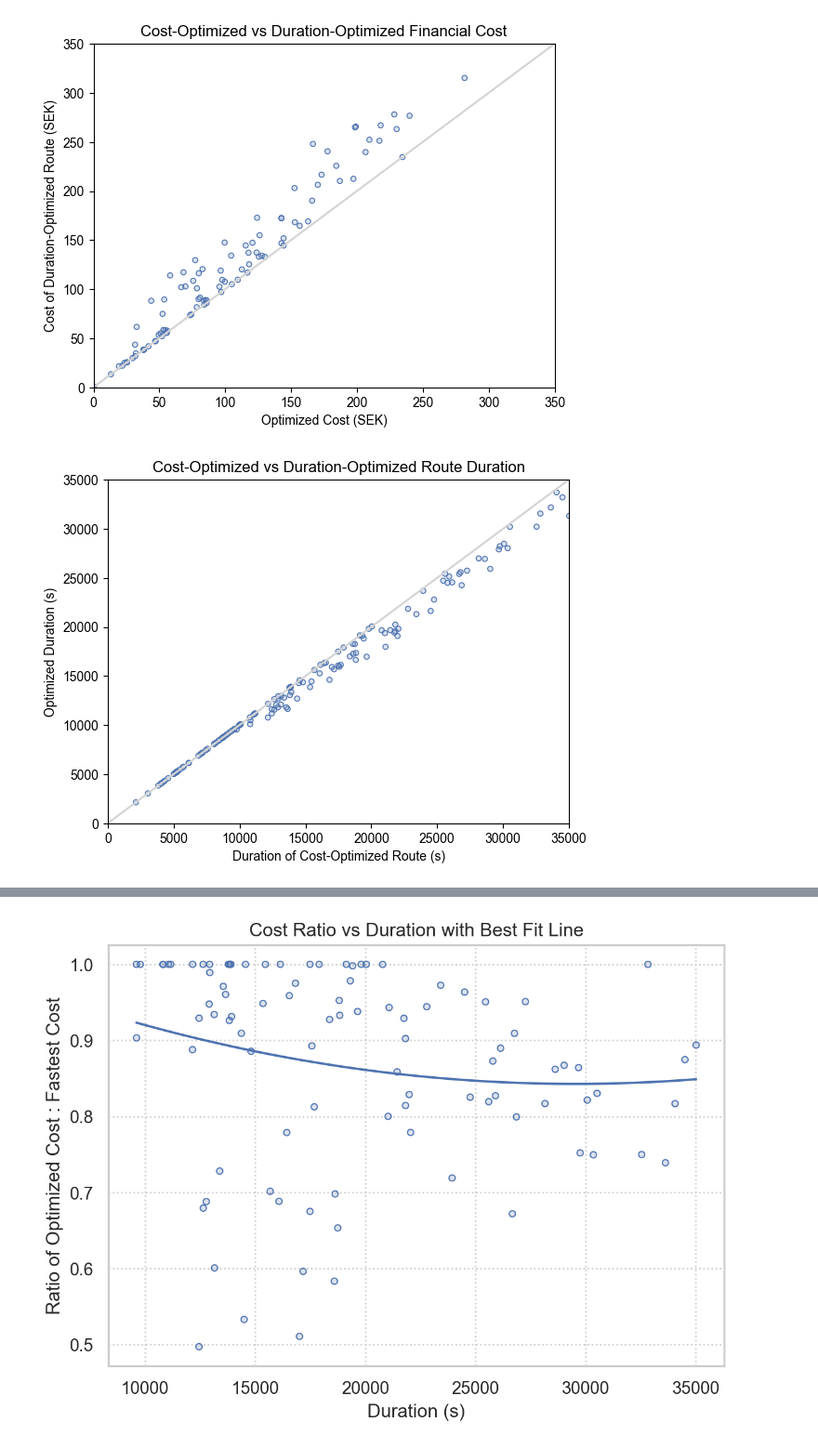
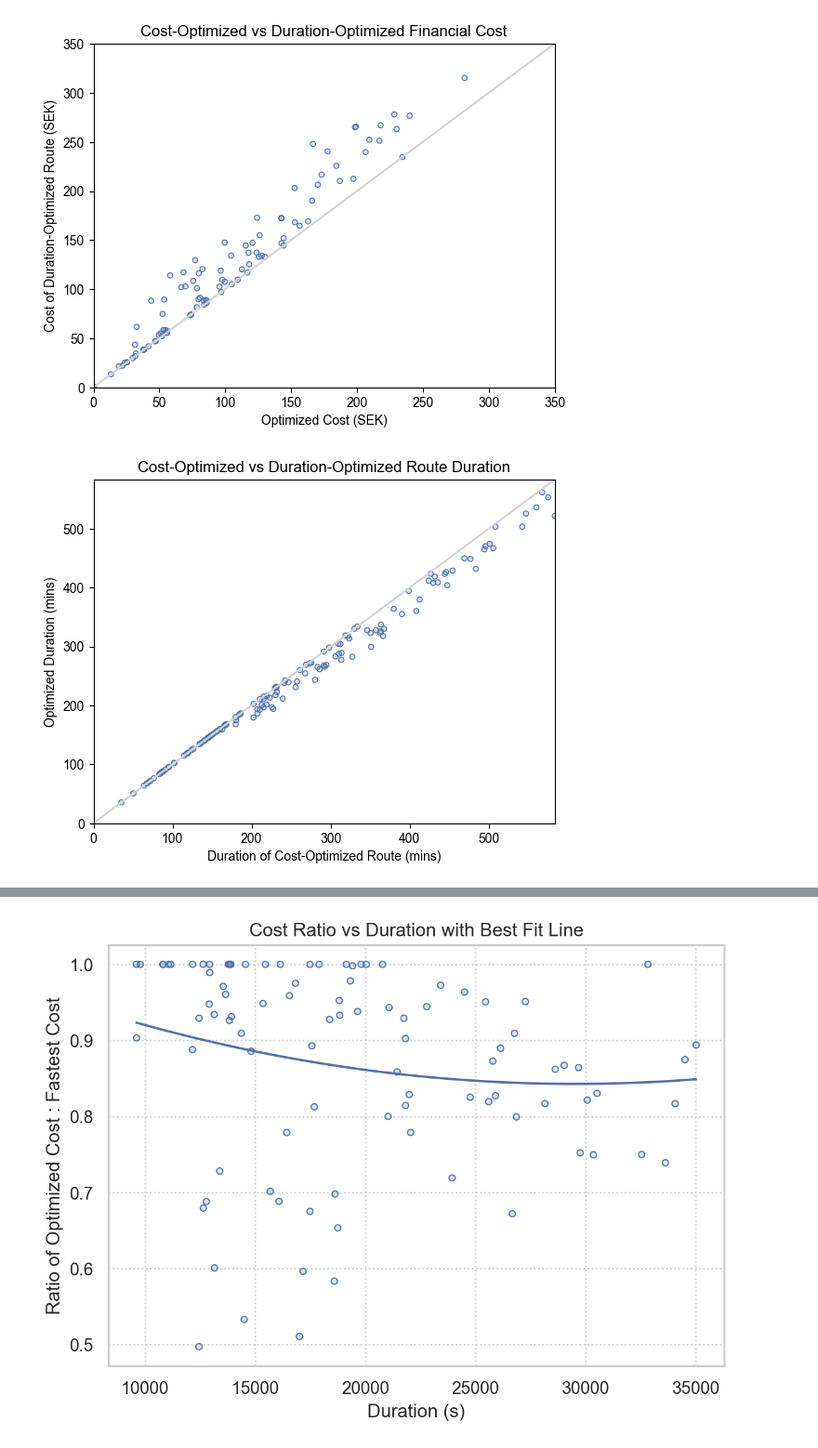
Before and after one commit to mattlehrer/ev-routing-experiment-analysis, a Jupyter notebook: figures.ipynb, the cells around one changed output, grey strips where cells are left out. Shown: that part at 93% size. Drawn from its saved outputs; the diff is of its cells as text; code cells hidden in the pictures.

```diff
--- a/figures.ipynb
+++ b/figures.ipynb
@@ -43,6 +43,7 @@ memory usage: 33.4+ KB
 import json
 data['Route Duration'] = data.apply(lambda r: json.loads(r['route'])['duration'], axis=1)
 data['Route Distance'] = data.apply(lambda r: json.loads(r['route'])['distance'], axis=1)
+data['Total Power (kW)'] = data.apply(lambda r: r['totalPower']/1000, axis=1)
 # %%
 data.describe()
 # %% [output]
@@ -106,13 +120,13 @@ p.on(ax).show()
 # %% [output]
 [figure]
 # %%
-p = so.Plot(successful, x=successful['optimizedCostDuration'], y=successful['optimizedDuration']).theme({**axes_style("whitegrid"), "grid.linestyle": ":"}).add(so.Dots()).label(x="Duration of Cost-Optimized Route (s)", y="Optimized Duration (s)", color=str.capitalize, title="Cost-Optimized vs Duration-Optimized Route Duration")
+p = so.Plot(successful, x=successful['optimizedCostDuration']/60, y=successful['optimizedDuration']/60).theme({**axes_style("whitegrid"), "grid.linestyle": ":"}).add(so.Dots()).label(x="Duration of Cost-Optimized Route (mins)", y="Optimized Duration (mins)", color=str.capitalize, title="Cost-Optimized vs Duration-Optimized Route Duration")
 
 fig, ax = plt.subplots()
-plt.xlim(0, 35000)
-plt.ylim(0, 35000)
+plt.xlim(0, 35000/60)
+plt.ylim(0, 35000/60)
 ax.plot([0, 1], [0, 1], transform=ax.transAxes, color='lightgrey')
 
 p.on(ax).show()
 # %% [output]
-[figure, old version]
+[figure, new version]
```
Also changed, not shown: parts of 6 cells of this notebook, 1 other file.
